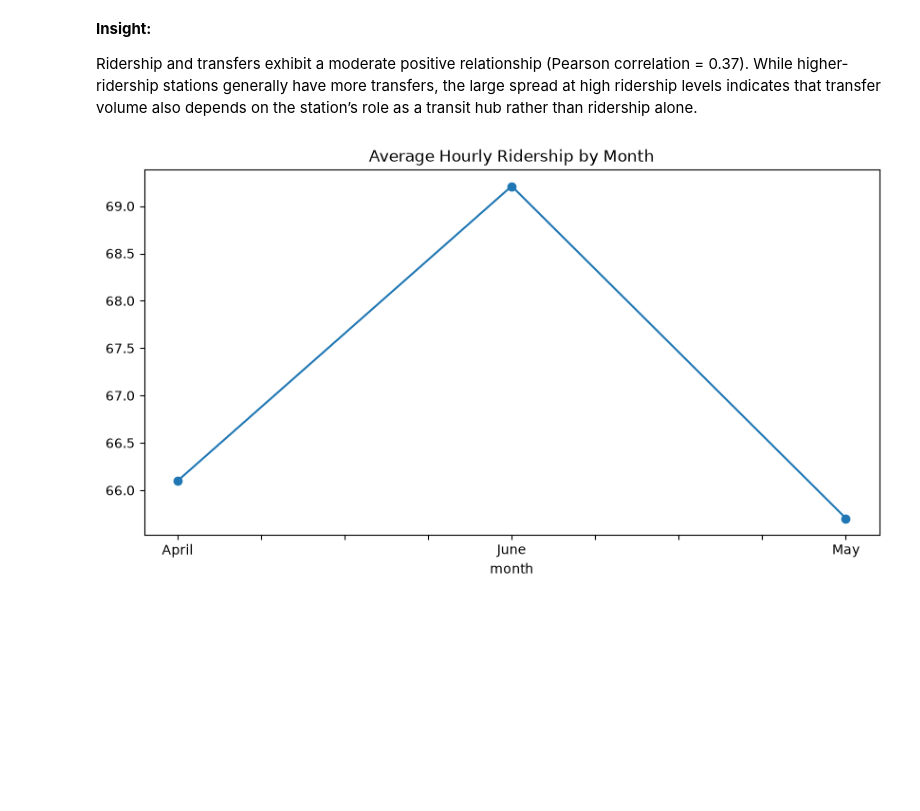
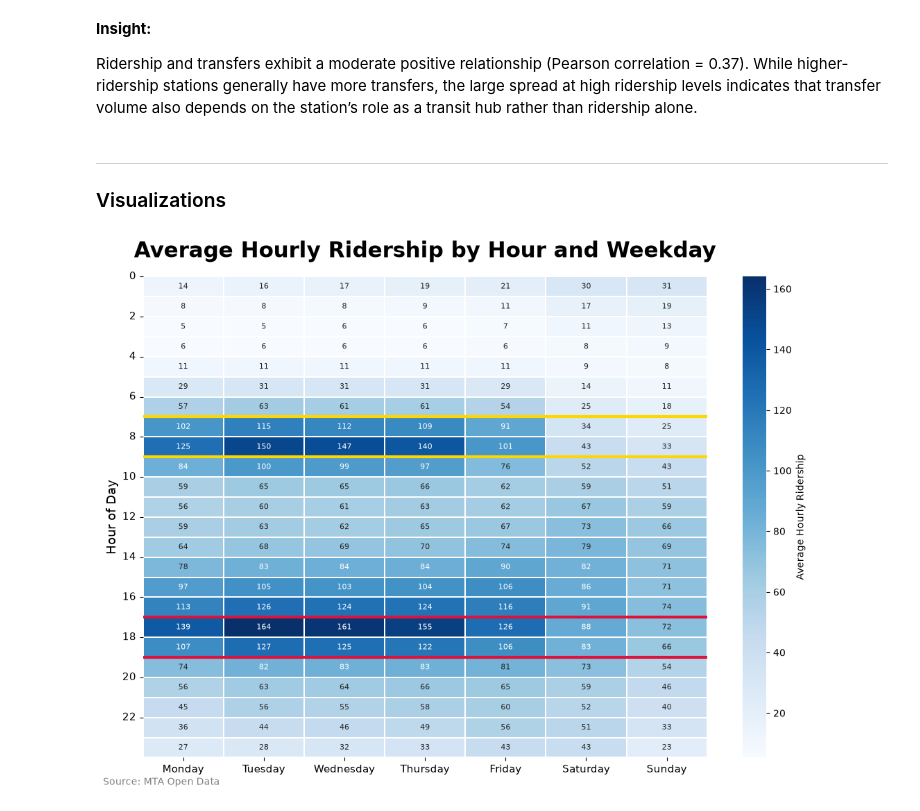
Before and after one commit to mariiaonokhina/mta-service-reliability, a Jupyter notebook: notebooks/03_hourly_ridership_analysis.ipynb, the cells around one changed output. Saved outputs shown, nothing was run; the diff lists cells and outputs as text; code cells hidden in the pictures; blank space fills up the shorter version.

```diff
--- a/notebooks/03_hourly_ridership_analysis.ipynb
+++ b/notebooks/03_hourly_ridership_analysis.ipynb
@@ -1104,15 +1125,68 @@ plt.show()
 **Insight:**
 
  Ridership and transfers exhibit a moderate positive relationship (Pearson correlation = 0.37). While higher-ridership stations generally have more transfers, the large spread at high ridership levels indicates that transfer volume also depends on the station’s role as a transit hub rather than ridership alone.
-# %%
-monthly = (
-    hourly.groupby("month")["ridership"]
-    .mean()
-)
-
-monthly.plot(figsize=(10,5), marker="o")
-
-plt.title("Average Hourly Ridership by Month")
-plt.show()
-# %% [output]
-[figure, removed]
+# %% [markdown]
+---
+### Visualizations
+# %%
+weekday_order = [
+    "Monday","Tuesday","Wednesday",
+    "Thursday","Friday","Saturday","Sunday"
+]
+
+heat = (
+    hourly.pivot_table(
+        values="ridership",
+        index="hour",
+        columns="weekday",
+        aggfunc="mean"
+    )
+)[weekday_order]
+
+plt.figure(figsize=(11,8))
+
+ax = sns.heatmap(
+    heat,
+    cmap="Blues",
+    annot=True,
+    fmt=".0f",
+    annot_kws={"fontsize":8},
+    linewidths=.3,
+    linecolor="white",
+    cbar_kws={"label":"Average Hourly Ridership"}
+)
+
+ax.set_title(
+    "Average Hourly Ridership by Hour and Weekday",
+    fontsize=22,
+    weight="bold",
+    pad=20
+)
+
+ax.set_xlabel("")
+ax.set_ylabel("Hour of Day", fontsize=13)
+
+ax.set_yticks(range(0,24,2))
+ax.set_yticklabels(range(0,24,2), rotation=0)
+
+ax.tick_params(axis='x', labelrotation=0, labelsize=11)
+ax.tick_params(axis='y', labelsize=11)
+
+ax.axhline(7, color="gold", lw=3)
+ax.axhline(9, color="gold", lw=3)
+
+ax.axhline(17, color="crimson", lw=3)
+ax.axhline(19, color="crimson", lw=3)
+
+plt.figtext(
+    0.01,
+    0.001,
+    "Source: MTA Open Data",
+    fontsize=10,
+    color="gray"
+)
+
+plt.tight_layout()
+plt.show()
+# %% [output]
+[figure, added]
```
Also changed, not shown: parts of 29 cells of this notebook.
